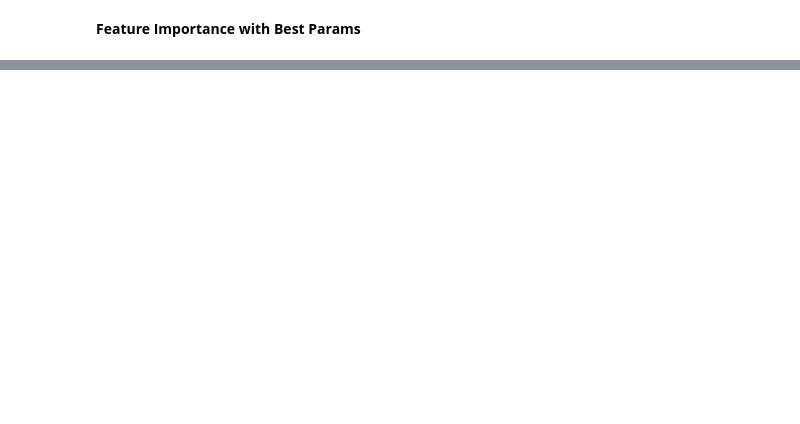
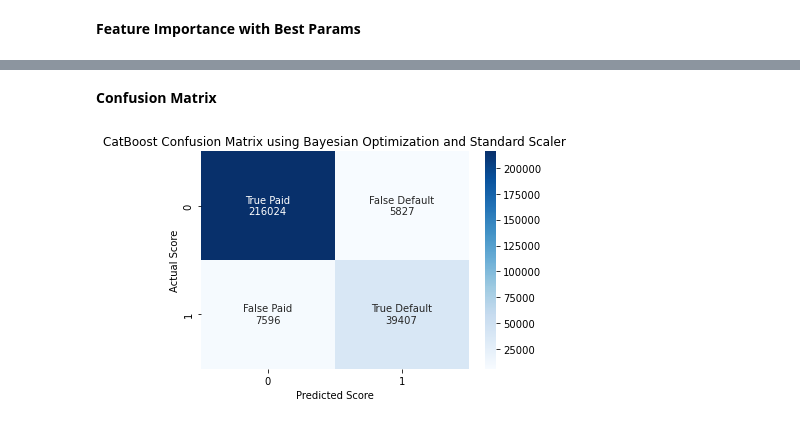
Before and after one commit to mitchellramsey/sba-hra-analysis, a Jupyter notebook: models/4.3_modeling_catboost_mr_2022_0421.ipynb, the cells around one changed output, grey strips where cells are left out. Cells and saved outputs as stored; diff of their text form; code cells hidden in the pictures; blank space fills up the shorter version.

Commit message:
final changes to model scripts; now to prepare summary script

```diff
--- a/models/4.3_modeling_catboost_mr_2022_0421.ipynb
+++ b/models/4.3_modeling_catboost_mr_2022_0421.ipynb
@@ -244,0 +289,8 @@ model_results, best_model_params = appendModelingResults(model_results, best_mod
+# %%
+integer_grid = ['iterations','depth']
+search_space = {
+    'learning_rate': (0.03, 1.00),
+    'iterations': (500, 1500),
+    'l2_leaf_reg': (1.0, 5.0),
+    'depth': (2,8)
+}
@@ -244,0 +342,11 @@ model_results, best_model_params = appendModelingResults(model_results, best_mod
+# %%
+mod_info = {
+    'model': 'CatBoost',
+    'method': 'Bayesian Optimization',
+    'scaler': 'Standard'
+}
+# %%
+cbc_bo_ss_params = bestBayesCatboostModel(CatBoostClassifier, X_train_ss, y_train_ss, integer_grid, search_space)
+# %%
+cbc_bo_ss_mod1 = CatBoostClassifier(**cbc_bo_ss_params, random_state=42, verbose=0)
+y_pred = createModel(cbc_bo_ss_mod1, X_train_ss, y_train_ss, X_test_ss)
@@ -244,0 +375,6 @@ model_results, best_model_params = appendModelingResults(model_results, best_mod
+# %% [markdown]
+**Confusion Matrix**
+# %%
+matrix = createConfusionMatrix(y_test_ss, y_pred, mod_info)
+# %% [output]
+[figure, added]
```
Also changed, not shown: parts of 93 cells of this notebook, 4 other files.
